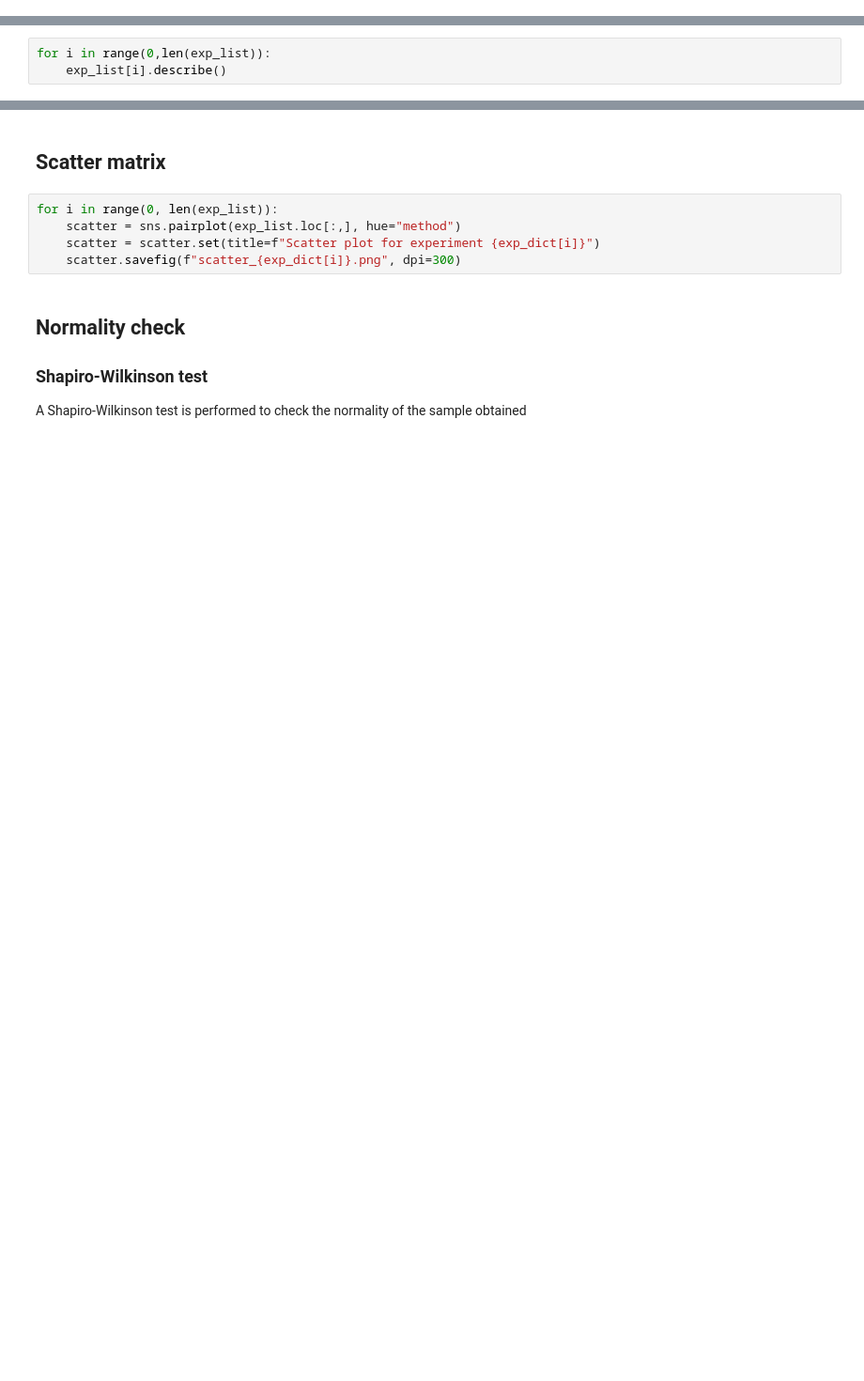
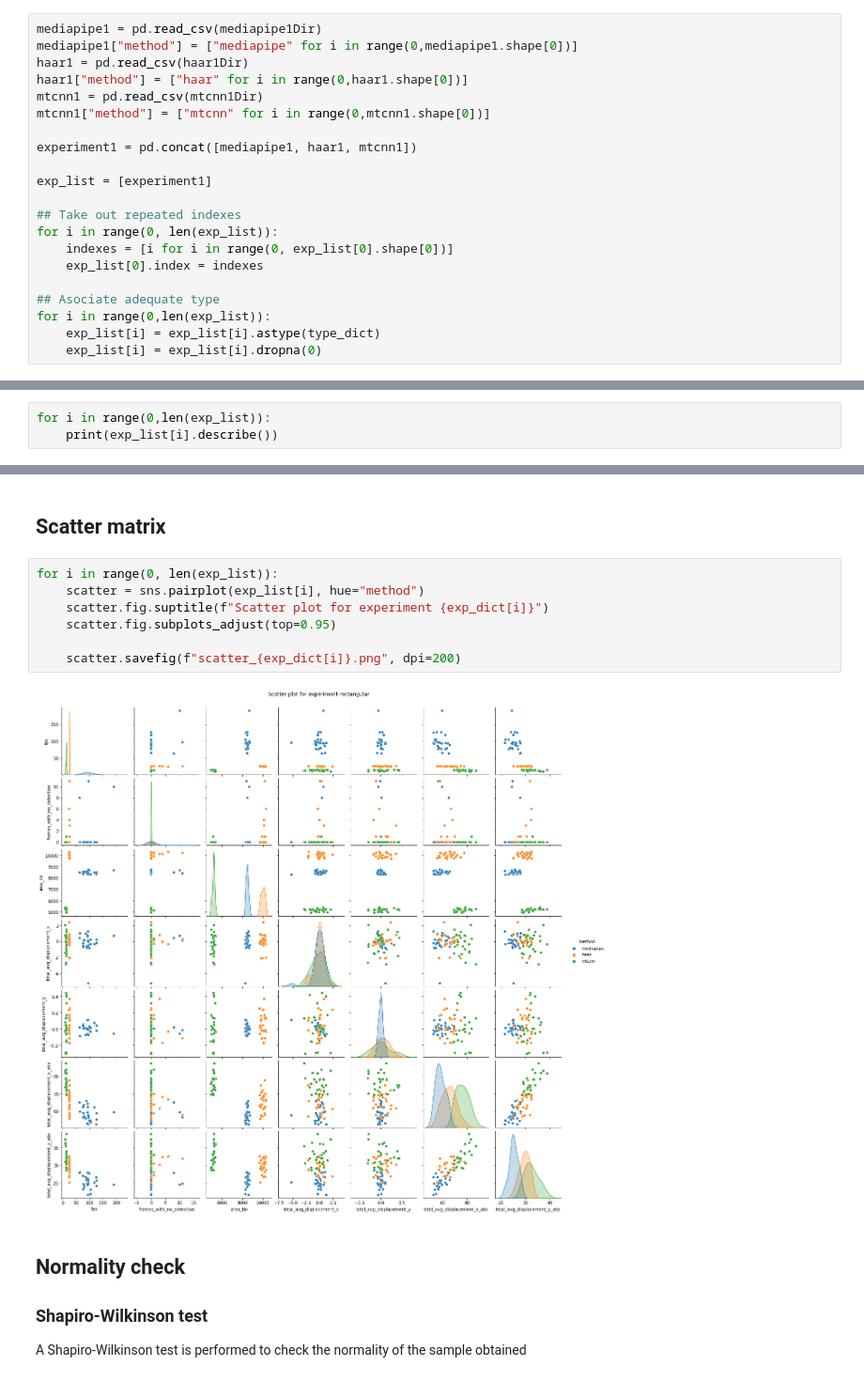
Before and after one commit to niconielsen32/URfaceTracking, a Jupyter notebook: statistics/CleanAndAnalyze.ipynb, the cells around one changed output, grey strips where cells are left out. Shown: that part at 94% size. Cells and saved outputs as stored; diff of their text form; blank space fills up the shorter version.

```diff
--- a/statistics/CleanAndAnalyze.ipynb
+++ b/statistics/CleanAndAnalyze.ipynb
@@ -36,2 +32,23 @@ exp_list = [experiment1, experiment2, experiment3]
+# %%
+mediapipe1 = pd.read_csv(mediapipe1Dir)
+mediapipe1["method"] = ["mediapipe" for i in range(0,mediapipe1.shape[0])]
+haar1 = pd.read_csv(haar1Dir)
+haar1["method"] = ["haar" for i in range(0,haar1.shape[0])]
+mtcnn1 = pd.read_csv(mtcnn1Dir)
+mtcnn1["method"] = ["mtcnn" for i in range(0,mtcnn1.shape[0])]
+
+experiment1 = pd.concat([mediapipe1, haar1, mtcnn1])
+
+exp_list = [experiment1]
+
+## Take out repeated indexes
+for i in range(0, len(exp_list)):
+    indexes = [i for i in range(0, exp_list[0].shape[0])]
+    exp_list[0].index = indexes
+
+## Asociate adequate type
+for i in range(0,len(exp_list)):
+    exp_list[i] = exp_list[i].astype(type_dict)
+    exp_list[i] = exp_list[i].dropna(0)
 # %% [markdown]
 ## Convert columns to the adequate type and drop NA's
@@ -45,4 +60,4 @@ for i in range(0,len(exp_list)):
 ## Descriptive statistics
 # %%
 for i in range(0,len(exp_list)):
-    exp_list[i].describe()
+    print(exp_list[i].describe())
@@ -50,9 +83,13 @@ for i in range(0,len(exp_list)):
 ## Scatter matrix
 # %%
 for i in range(0, len(exp_list)):
-    scatter = sns.pairplot(exp_list.loc[:,], hue="method")
-    scatter = scatter.set(title=f"Scatter plot for experiment {exp_dict[i]}")
-    scatter.savefig(f"scatter_{exp_dict[i]}.png", dpi=300)
+    scatter = sns.pairplot(exp_list[i], hue="method")
+    scatter.fig.suptitle(f"Scatter plot for experiment {exp_dict[i]}")
+    scatter.fig.subplots_adjust(top=0.95)
+
+    scatter.savefig(f"scatter_{exp_dict[i]}.png", dpi=200)
+# %% [output]
+[figure, added]
 # %% [markdown]
 ## Normality check
 ### Shapiro-Wilkinson test
```
Also changed, not shown: parts of 10 cells of this notebook.
